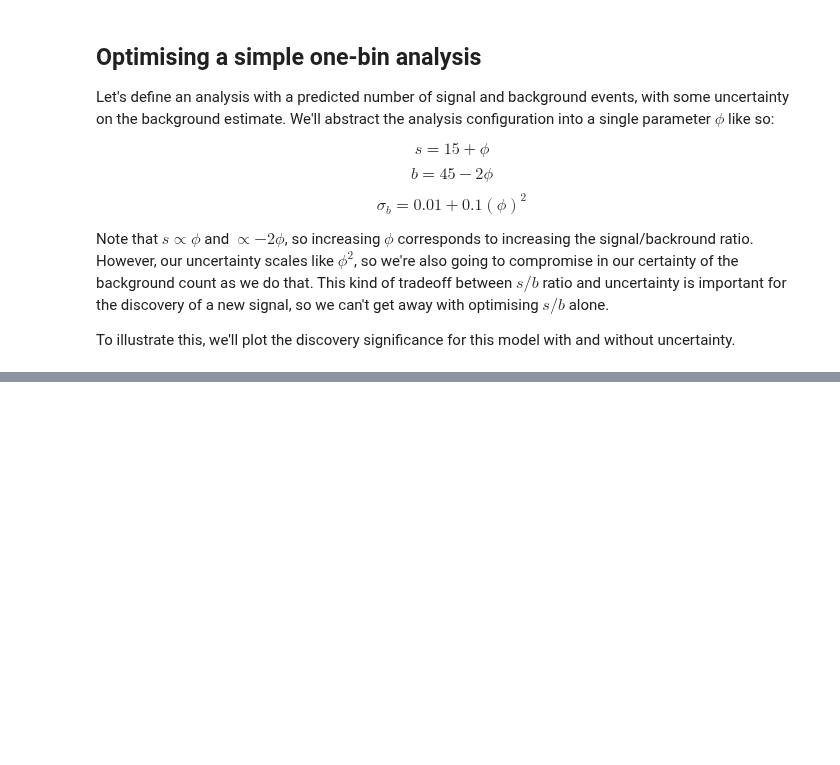
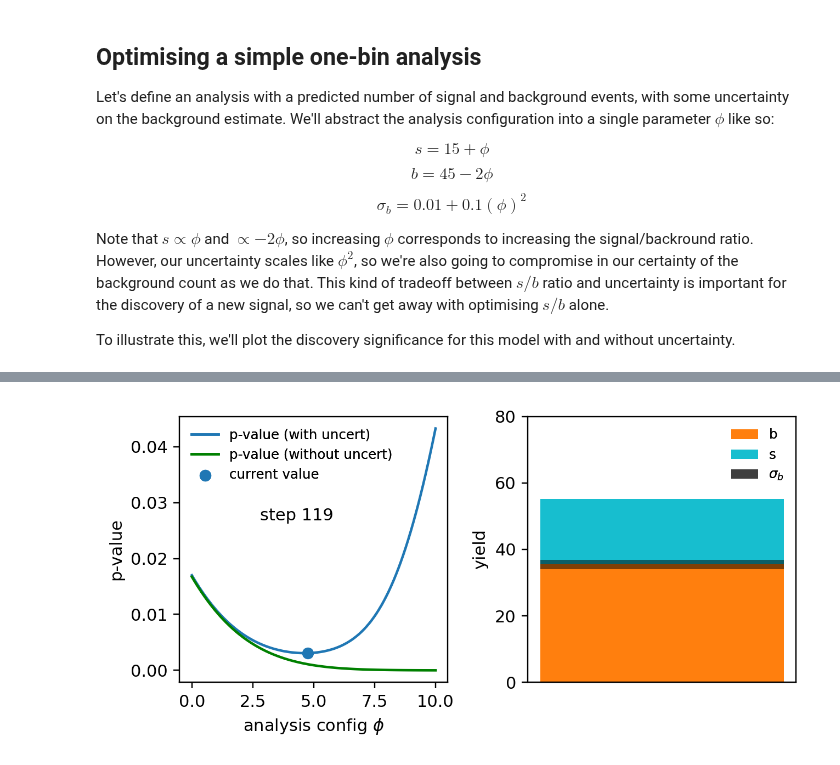
Before and after one commit to gradhep/relaxed, a Jupyter notebook: examples/simple-analysis-optimisation/demo.ipynb, the cells around one changed output, grey strips where cells are left out. Saved outputs shown, nothing was run; the diff lists cells and outputs as text; code cells hidden in the pictures; blank space fills up the shorter version.

```diff
--- a/examples/simple-analysis-optimisation/demo.ipynb
+++ b/examples/simple-analysis-optimisation/demo.ipynb
@@ -106,0 +131,49 @@ plt.tight_layout()
+# %%
+# The longer way (but with plots)!
+pipe = partial(pipeline, return_yields=True, uncertainty=True)
+solver = OptaxSolver(pipe, opt=optax.adam(1e-1), has_aux=True)
+pars = 9.0
+state = solver.init_state(pars)  # we're doing init, update steps instead of .run()
+
+plt.rc("figure", figsize=(6, 3), dpi=220, facecolor="w")
+plt.rc("legend", fontsize=8)
+fig, axs = plt.subplots(1, 2)
+cam = Camera(fig)
+steps = 120
+for i in range(steps):
+    pars, state = solver.update(pars, state)
+    s, b, db = state.aux
+    val = state.value
+    ax = axs[0]
+    cv = ax.plot(phis, pvals, c="C0")
+    cvs = ax.plot(phis, pvals_no_uncertainty, c="green")
+    current = ax.scatter(pars, val, c="C0")
+    ax.set_xlabel(r"analysis config $\phi$")
+    ax.set_ylabel("p-value")
+    ax.legend(
+        [
+            mlines.Line2D([], [], color="C0"),
+            mlines.Line2D([], [], color="green"),
+            current,
+        ],
+        ["p-value (with uncert)", "p-value (without uncert)", "current value"],
+        frameon=False,
+    )
+    ax.text(0.3, 0.61, f"step {i}", transform=ax.transAxes)
+    ax = axs[1]
+    ax.set_ylim((0, 80))
+    b1 = ax.bar(0.5, b, facecolor="C1", label="b")
+    b2 = ax.bar(0.5, s, bottom=b, facecolor="C9", label="s")
+    b3 = ax.bar(
+        0.5, db, bottom=b - db / 2, facecolor="k", alpha=0.5, label=r"$\sigma_b$"
+    )
+    ax.set_ylabel("yield")
+    ax.set_xticks([])
+    ax.legend([b1, b2, b3], ["b", "s", r"$\sigma_b$"], frameon=False)
+    plt.tight_layout()
+    cam.snap()
+
+ani = cam.animate()
+ani.save("ap00.gif", fps=9)
+# %% [output]
+[figure, added]
```
Also changed, not shown: parts of 5 cells of this notebook, 1 other file.
